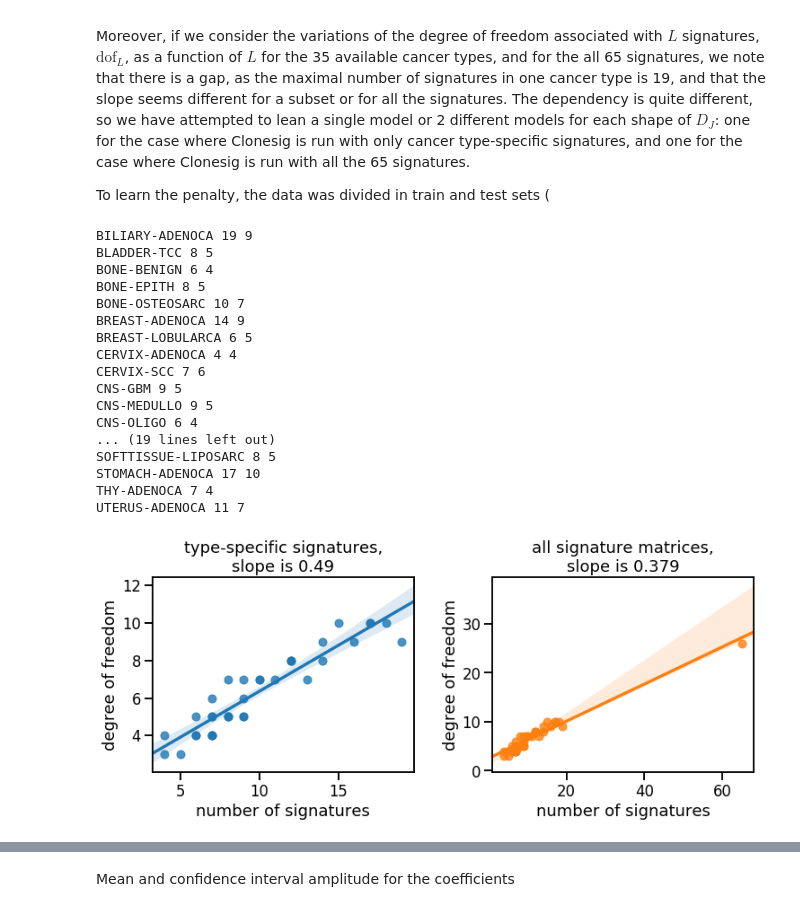
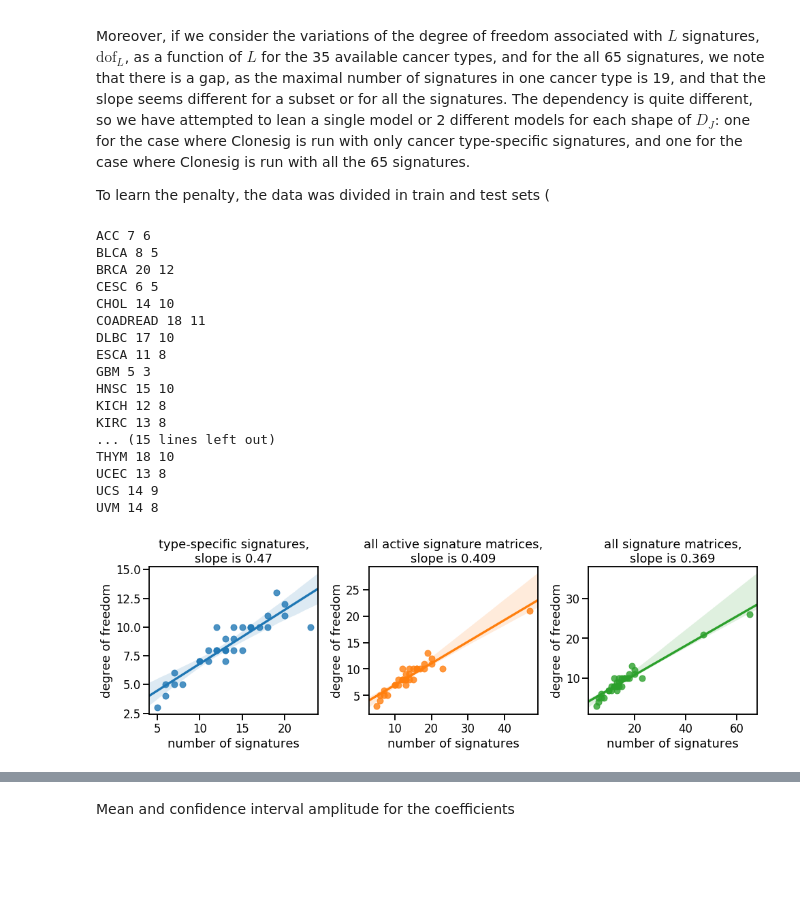
Before and after one commit to judithabk6/Clonesig_analysis, a Jupyter notebook: paper_notebooks/model_selection_criterion_learning.ipynb, the cells around one changed output, grey strips where cells are left out. Saved outputs shown, nothing was run; the diff lists cells and outputs as text; code cells hidden in the pictures; blank space fills up the shorter version.

```diff
--- a/paper_notebooks/model_selection_criterion_learning.ipynb
+++ b/paper_notebooks/model_selection_criterion_learning.ipynb
@@ -120,7 +120,7 @@ Moreover, if we consider the variations of the degree of freedom associated with
 To learn the penalty, the data was divided in train and test sets (
 # %%
 sig_file_path = 'external_data/sigProfiler_SBS_signatures_2018_03_28.csv'
-cancer_type_sig_filename = 'external_data/match_cancer_type_sig_v3.csv'
+cancer_type_sig_filename = 'external_data/curated_match_signature_cancertype_tcgawes_literature.csv'
 
 # open the matrix describing the signatures
 SIG = pd.read_csv(sig_file_path)
@@ -130,7 +130,8 @@ NEW_SIG_MATRIX = SIG_MATRIX + 10**-20 * (SIG_MATRIX == 0)
 MU = NEW_SIG_MATRIX / NEW_SIG_MATRIX.sum(axis=1)[:, np.newaxis]
 
 # get the signatures specific of the cancer type
-cancer_type_sig = pd.read_csv(cancer_type_sig_filename, index_col=0)
+cancer_type_df = pd.read_csv(cancer_type_sig_filename, sep='\t', index_col=0)
+cancer_type_sig = cancer_type_df.values
 #select = cancer_type_sig[cancer_type, :]
 #subMU = MU[select.astype(bool), :]
 
@@ -139,8 +140,8 @@ nb_sig_list = list()
 dof_list = list()
 median_list = list()
 mean_list = list()
-for i, cancer_type in enumerate(cancer_type_sig.index.unique()):
-    select = cancer_type_sig.loc[cancer_type, :].values
+for i, cancer_type in enumerate(cancer_type_df.columns.tolist()):
+    select = cancer_type_sig[:, i]
     subMU = MU[select.astype(bool), :]
     ev, _ = np.linalg.eig(1-sp.spatial.distance.squareform(sp.spatial.distance.pdist(subMU, 'cosine')))
     print(cancer_type, len(ev), sum(ev>0.5))
@@ -159,44 +160,57 @@ for i, cancer_type in enumerate(cancer_type_sig.index.unique()):
         dist_list.append(cosine(pi[0, :].dot(subMU), pi[1, :].dot(subMU)))
     median_list.append(np.median(dist_list))
     mean_list.append(np.mean(dist_list))
-df_cancer_type = pd.DataFrame(data=np.array([nb_sig_list, dof_list, median_list, mean_list]).T, columns=['nb_sig', 'dof', 'median_dist', 'mean_list'], index=cancer_type_sig.index)
+df_cancer_type = pd.DataFrame(data=np.array([nb_sig_list, dof_list, median_list, mean_list]).T, columns=['nb_sig', 'dof', 'median_dist', 'mean_list'], index=cancer_type_df.columns)
 # %% [output]
-BILIARY-ADENOCA 19 9
-BLADDER-TCC 8 5
-BONE-BENIGN 6 4
-BONE-EPITH 8 5
-BONE-OSTEOSARC 10 7
-BREAST-ADENOCA 14 9
-BREAST-LOBULARCA 6 5
-CERVIX-ADENOCA 4 4
-CERVIX-SCC 7 6
-CNS-GBM 9 5
-CNS-MEDULLO 9 5
-CNS-OLIGO 6 4
-... (19 lines left out)
-SOFTTISSUE-LIPOSARC 8 5
-STOMACH-ADENOCA 17 10
-THY-ADENOCA 7 4
-UTERUS-ADENOCA 11 7
+ACC 7 6
+BLCA 8 5
+BRCA 20 12
+CESC 6 5
+CHOL 14 10
+COADREAD 18 11
+DLBC 17 10
+ESCA 11 8
+GBM 5 3
+HNSC 15 10
+KICH 12 8
+KIRC 13 8
+... (15 lines left out)
+THYM 18 10
+UCEC 13 8
+UCS 14 9
+UVM 14 8
 # %%
+MU_act = MU[cancer_type_sig.sum(axis=1).astype(bool), :]
+
 sns.set_context("talk")
-fig, ax = plt.subplots(nrows=1, ncols=2, figsize=(12, 4))
+fig, ax = plt.subplots(nrows=1, ncols=3, figsize=(16, 4))
 sns.regplot(x='nb_sig', y='dof', data=df_cancer_type, ax=ax[0])
 slope, _, _,_ ,_ = linregress(df_cancer_type['nb_sig'],df_cancer_type['dof'])
 ax[0].set_title('type-specific signatures,\nslope is {}'.format(np.round(slope, 3)))
 ax[0].set_xlabel("number of signatures")
 ax[0].set_ylabel("degree of freedom")
+
 df_cancer_type_full = df_cancer_type.copy()
-df_cancer_type_full.loc['all'] = [65, 26, np.nan, np.nan]
+ev, _ = np.linalg.eig(1-sp.spatial.distance.squareform(sp.spatial.distance.pdist(MU_act, 'cosine')))
+df_cancer_type_full.loc['all'] = [MU_act.shape[0], sum(ev>0.5), np.nan, np.nan]
 sns.regplot(x='nb_sig', y='dof', data=df_cancer_type_full, ax=ax[1])
 slope, _, _,_ ,_ = linregress(df_cancer_type_full['nb_sig'],df_cancer_type_full['dof'])
-ax[1].set_title('all signature matrices,\nslope is {}'.format(np.round(slope, 3)))
+ax[1].set_title('all active signature matrices,\nslope is {}'.format(np.round(slope, 3)))
 plt.subplots_adjust(wspace=0.3)
 ax[1].set_xlabel("number of signatures")
 ax[1].set_ylabel("degree of freedom")
-plt.savefig('20190801_paper_figures/nb_sig_dof.pdf', bbox_inches='tight')
+
+ev, _ = np.linalg.eig(1-sp.spatial.distance.squareform(sp.spatial.distance.pdist(MU, 'cosine')))
+df_cancer_type_full.loc['all_artefact'] = [MU.shape[0], sum(ev>0.5), np.nan, np.nan]
+sns.regplot(x='nb_sig', y='dof', data=df_cancer_type_full, ax=ax[2])
+slope, _, _,_ ,_ = linregress(df_cancer_type_full['nb_sig'],df_cancer_type_full['dof'])
+ax[2].set_title('all signature matrices,\nslope is {}'.format(np.round(slope, 3)))
+plt.subplots_adjust(wspace=0.3)
+ax[2].set_xlabel("number of signatures")
+ax[2].set_ylabel("degree of freedom")
+plt.savefig('20200222_paper_figures/nb_sig_dof.pdf', bbox_inches='tight')
 # %% [output]
-[figure, old version]
+[figure, new version]
 # %%
 df_cancer_type = df_cancer_type.assign(nb_sig=df_cancer_type.nb_sig.astype(int))
 df_cancer_type = df_cancer_type.assign(cancer_type=list(range(len(df_cancer_type))))
```
Also changed, not shown: parts of 14 cells of this notebook, 59 other files.
